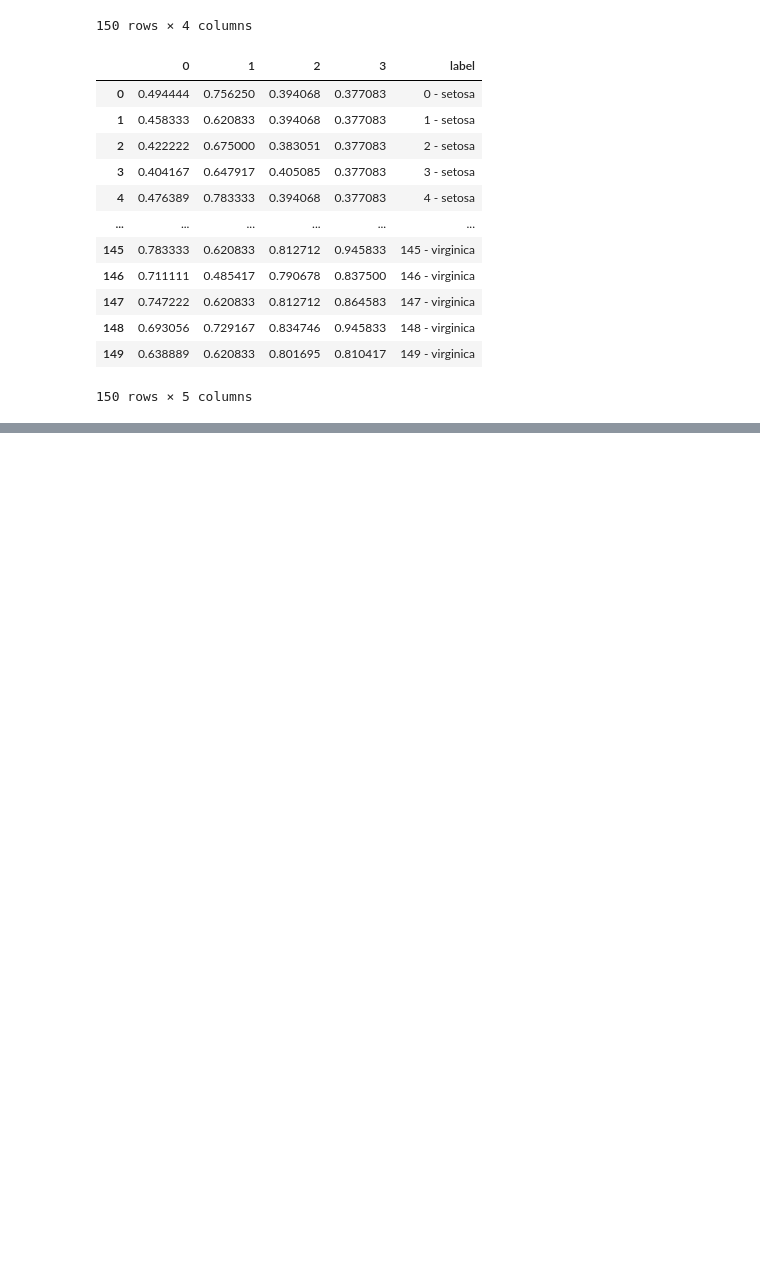
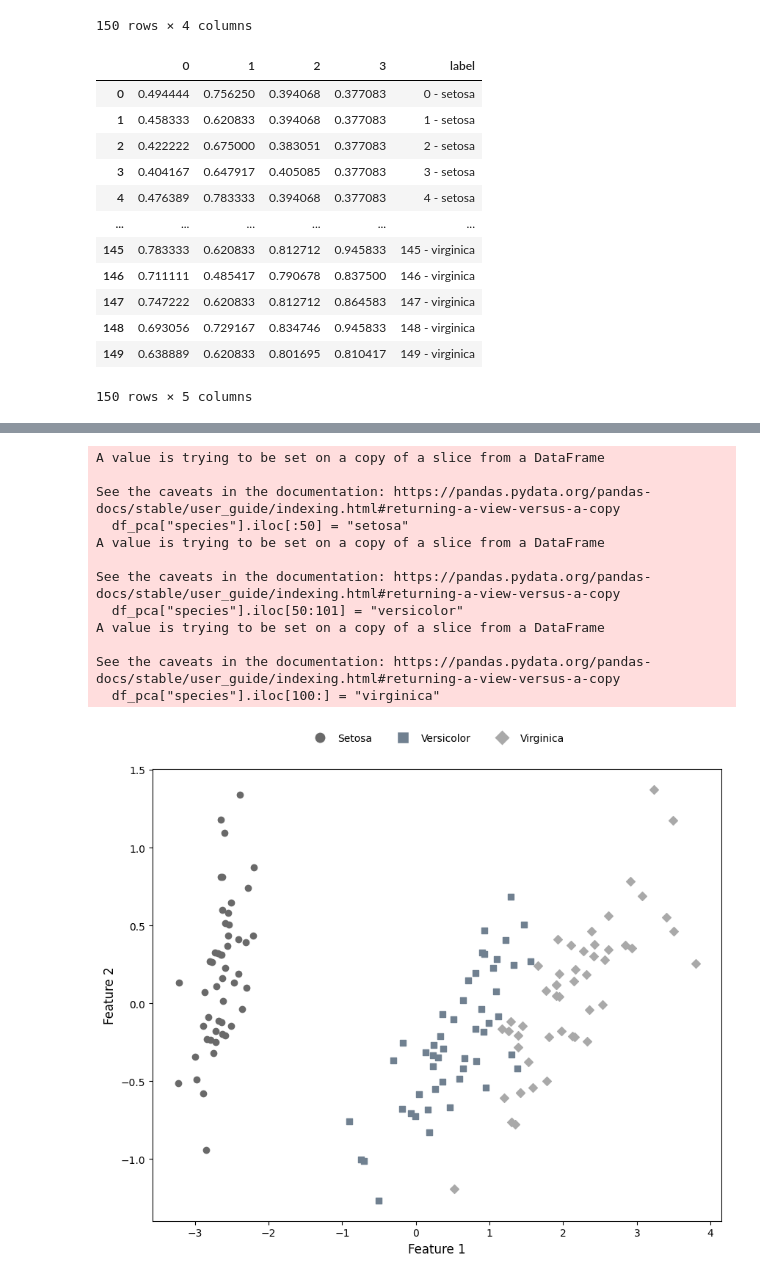
Before and after one commit to KirillKiosa/Chernoff_faces_project, a Jupyter notebook: Faces.ipynb, the cells around one changed output, grey strips where cells are left out. Saved outputs shown, nothing was run; the diff lists cells and outputs as text; code cells hidden in the pictures; blank space fills up the shorter version.

```diff
--- a/Faces.ipynb
+++ b/Faces.ipynb
@@ -233,0 +236,7 @@ draw_faces(df)
+# %%
+iris = datasets.load_iris()
+df = pd.DataFrame(data=iris.data, columns=iris.feature_names)
+df['species'] = ""
+df["species"].iloc[:50] = "setosa"
+df["species"].iloc[50:101] = "versicolor"
+df["species"].iloc[100:] = "virginica"
@@ -233,0 +256,3 @@ draw_faces(df)
+# %%
+colors = {"setosa": "dimgray", "versicolor": "slategray", "virginica": "darkgray"}
+markers = {"setosa": "o", "versicolor": "s", "virginica": "D"}
@@ -233,0 +261,61 @@ draw_faces(df)
+# %%
+from sklearn.decomposition import PCA
+pca = PCA(n_components=2)
+df_pca = pca.fit_transform(df[iris.feature_names])
+
+df_pca = pd.DataFrame(data=df_pca, columns=["Feature 1", "Feature 2"])
+df_pca['species'] = ""
+df_pca["species"].iloc[:50] = "setosa"
+df_pca["species"].iloc[50:101] = "versicolor"
+df_pca["species"].iloc[100:] = "virginica"
+
+fig, scatter_ax = plt.subplots(figsize=(10, 8))
+for species in df_pca['species'].unique():
+    subset = df_pca[df_pca['species'] == species]
+    scatter_ax.scatter(subset['Feature 1'], subset['Feature 2'], label=species, marker=markers[species], c=colors[species])
+
+# text_lines = [
+#     "Fisher's Iris dataset:",
+#     "https://gist.githubusercontent.com/curran/a08a1080b88344b0c8a7/raw/0e7a9b0a5d22642a06d3d5b9bcbad9890c8ee534/iris.csv"]
+
+# Specify the text position and alignment
+text_x = -3.7  # Adjust the x-coordinate as needed
+text_y = -2  # Adjust the y-coordinate as needed
+vertical_alignment = 'bottom'  # Adjust as needed ('top', 'center', 'bottom')
+
+font_properties = {
+'size': 13,
+'weight': 'normal',
+'color': 'black'
+}
+
+    # Add the text
+# text = '\n'.join(text_lines)
+# scatter_ax.text(text_x, text_y, text, verticalalignment=vertical_alignment, fontdict=font_properties)
+
+custom_legend = [plt.Line2D([0], [0], marker='o', color='w', label='Setosa', markerfacecolor='dimgray', markersize=11),
+                     plt.Line2D([0], [0], marker='s', color='w', label='Versicolor', markerfacecolor='slategray', markersize=11),
+                     plt.Line2D([0], [0], marker='D', color='w', label='Virginica', markerfacecolor='darkgray', markersize=11)]
+
+# plt.suptitle("PCA implemented to Fisher's Iris dataset ro reduce dimensions from 4 to 2", fontsize=12, y=1)
+legend = plt.legend(handles=custom_legend, loc='upper center', bbox_to_anchor=(0.5, 1.1), ncol=len(custom_legend), frameon=False)
+# for text in legend.get_texts():
+#     text.set_fontsize('large')
+
+plt.xlabel("Feature 1", fontsize=12)
+plt.ylabel("Feature 2", fontsize=12)
+plt.show()
+# %% [output]
+A value is trying to be set on a copy of a slice from a DataFrame
+
+See the caveats in the documentation: https://pandas.pydata.org/pandas-docs/stable/user_guide/indexing.html#returning-a-view-versus-a-copy
+  df_pca["species"].iloc[:50] = "setosa"
+A value is trying to be set on a copy of a slice from a DataFrame
+
+See the caveats in the documentation: https://pandas.pydata.org/pandas-docs/stable/user_guide/indexing.html#returning-a-view-versus-a-copy
+  df_pca["species"].iloc[50:101] = "versicolor"
+A value is trying to be set on a copy of a slice from a DataFrame
+
+See the caveats in the documentation: https://pandas.pydata.org/pandas-docs/stable/user_guide/indexing.html#returning-a-view-versus-a-copy
+  df_pca["species"].iloc[100:] = "virginica"
+[figure, added]
```
Also changed, not shown: parts of 14 cells of this notebook.
